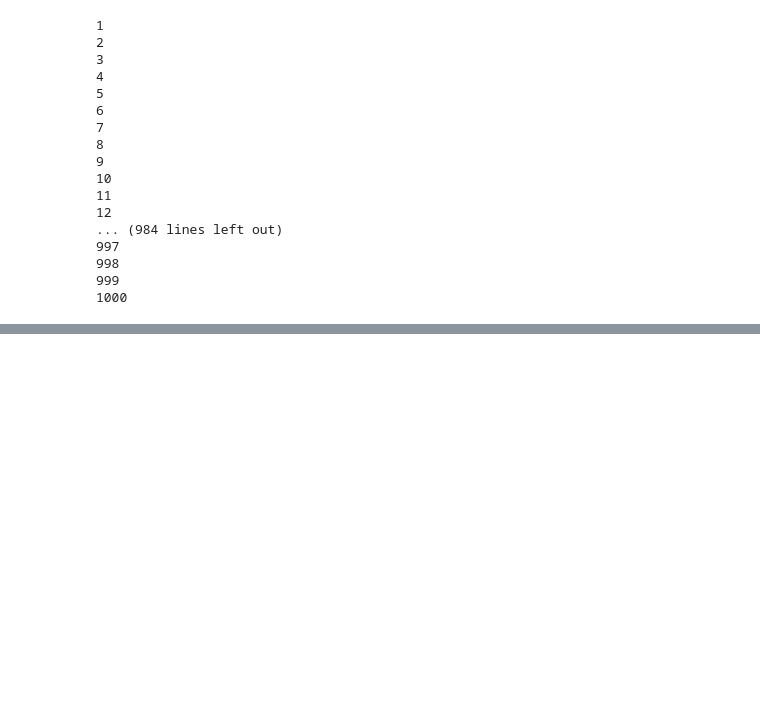
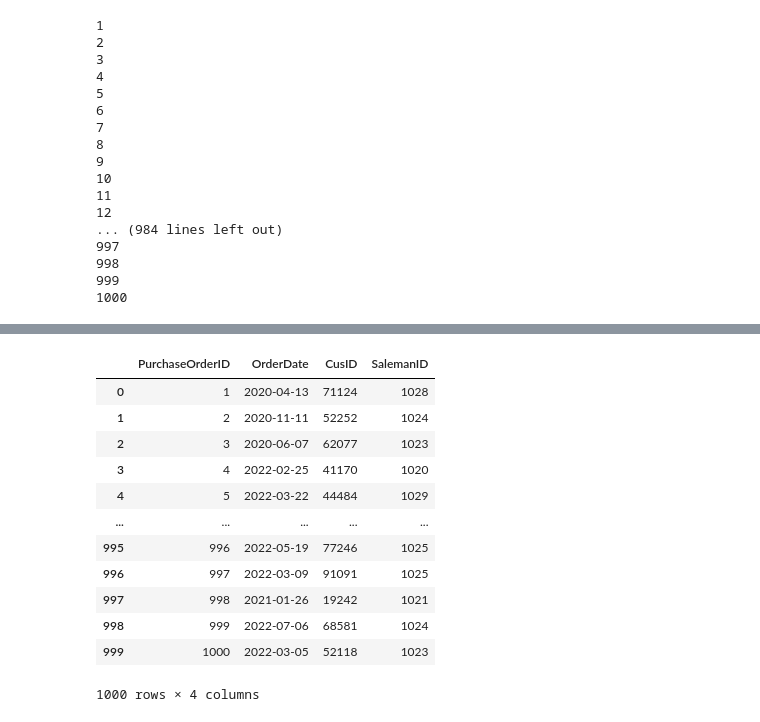
Before and after one commit to PPkukongJames/CS754, a Jupyter notebook: Moc/MocData.ipynb, the cells around one changed output, grey strips where cells are left out. Cells and saved outputs as stored; diff of their text form; code cells hidden in the pictures; blank space fills up the shorter version.

```diff
--- a/Moc/MocData.ipynb
+++ b/Moc/MocData.ipynb
@@ -87,0 +103,17 @@ MocGenerate.to_excel('MocGenerate.xlsx',index=False)
+# %%
+PurchaseOrder = pd.read_excel('MocPurchaseOrder.xlsx')
+PurchaseOrder
+# %% [output]
+|  | PurchaseOrderID | OrderDate | CusID | SalemanID |
+| 0 | 1 | 2020-04-13 | 71124 | 1028 |
+| 1 | 2 | 2020-11-11 | 52252 | 1024 |
+| 2 | 3 | 2020-06-07 | 62077 | 1023 |
+| 3 | 4 | 2022-02-25 | 41170 | 1020 |
+| 4 | 5 | 2022-03-22 | 44484 | 1029 |
+| ... | ... | ... | ... | ... |
+| 995 | 996 | 2022-05-19 | 77246 | 1025 |
+| 996 | 997 | 2022-03-09 | 91091 | 1025 |
+| 997 | 998 | 2021-01-26 | 19242 | 1021 |
+| 998 | 999 | 2022-07-06 | 68581 | 1024 |
+| 999 | 1000 | 2022-03-05 | 52118 | 1023 |
+1000 rows × 4 columns
```
Also changed, not shown: parts of 5 cells of this notebook, 5 other files.
